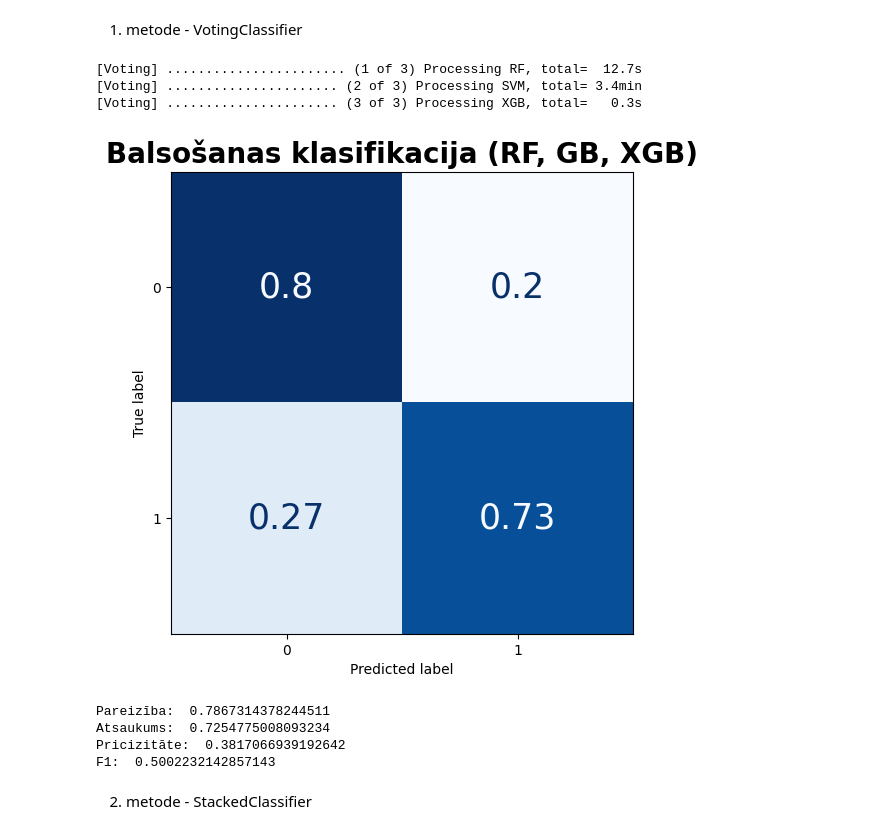
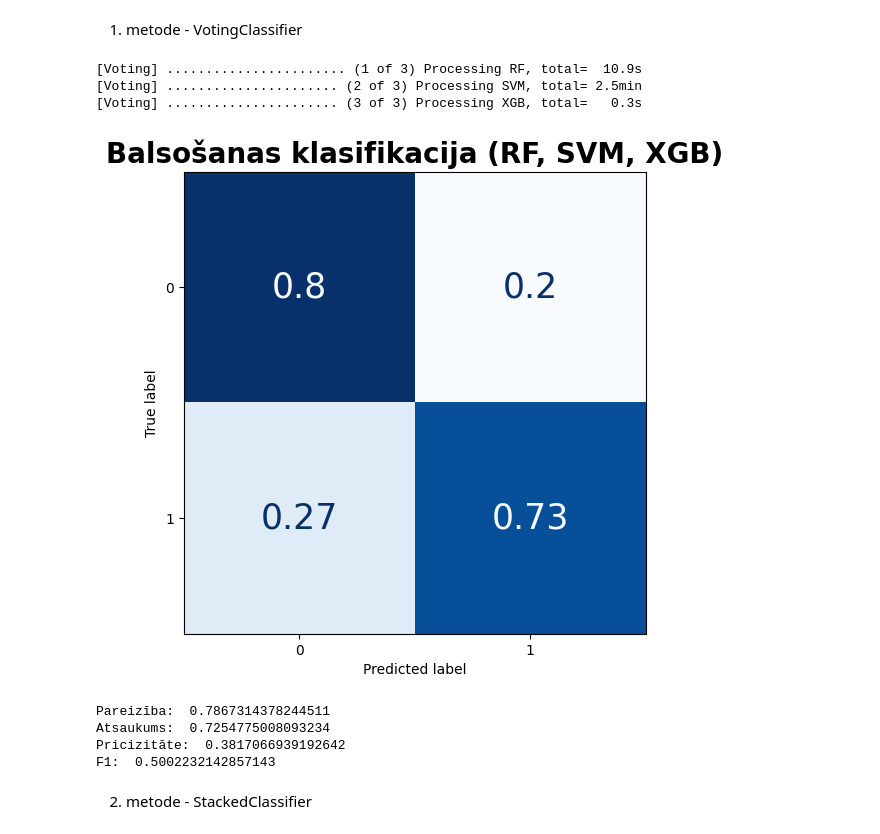
Before and after one commit to JulijaZaiceva/Classificators-compare-credit-risk-assessment, a Jupyter notebook: 2_1_modeling_without_oversampling_class_weights (1).ipynb, the cells around one changed output. Saved outputs shown, nothing was run; the diff lists cells and outputs as text; code cells hidden in the pictures.

```diff
--- a/2_1_modeling_without_oversampling_class_weights (1).ipynb
+++ b/2_1_modeling_without_oversampling_class_weights (1).ipynb
@@ -18,7 +18,7 @@ from sklearn.ensemble import GradientBoostingClassifier
 from sklearn import svm
 from xgboost import XGBClassifier
 # %%
-df_final = pd.read_csv('credit_risk_df_final_40pred.csv')
+df_final = pd.read_csv('credit_risk_df_final.csv')
 # %%
 df_final.head()
 # %% [output]
@@ -328,5 +321,5 @@ array([0.18082911, 0.09434003, 0.07553627, 0.06768635, 0.05888471,
 # %%
-model_LR_pca = LogisticRegression(random_state=1, class_weight='balanced')
-model_LR_pca.fit(train_data_var_pca, train_class)
-test_class_LR_pca = model_LR_pca.predict(test_data_var_pca)
+# model_LR_pca = LogisticRegression(random_state=1, class_weight='balanced')
+# model_LR_pca.fit(train_data_var_pca, train_class)
+# test_class_LR_pca = model_LR_pca.predict(test_data_var_pca)
 # %%
@@ -367,3 +345,12 @@ estimators.append(('XGB', model_XGB)) #Good with RF and SVC
+# %%
+estimators = []
+# estimators.append(('LR', LogisticRegression(random_state=1, class_weight='balanced')))
+# estimators.append(('DT', DecisionTreeClassifier(random_state=1, criterion='entropy', ccp_alpha=0.1, class_weight='balanced')))
+estimators.append(('RF', RandomForestClassifier(max_depth=10, min_samples_split=5, class_weight='balanced', criterion='entropy', random_state=42)))
+estimators.append(('SVM', svm.SVC(kernel='rbf', random_state=1, class_weight='balanced')))
+# estimators.append(('GB', GradientBoostingClassifier(learning_rate=0.05, subsample=0.8, max_depth=4, random_state=42, n_iter_no_change=10)))
+estimators.append(('XGB', XGBClassifier(learning_rate=0.05, max_depth=4, subsample=0.8, colsample_bytree=0.5, scale_pos_weight=7, random_state=42)))
+#Good combination of RF, SVM, LR, XGB
 # %% [markdown]
 1. metode - VotingClassifier
 # %%
@@ -372,8 +359,8 @@ model_Voting = VotingClassifier(estimators=estimators, voting='hard', verbose=1)
 model_Voting.fit(train_data_var, train_class)
 test_class_Voting = model_Voting.predict(test_data_var)
 # %% [output]
-[Voting] ....................... (1 of 3) Processing RF, total=  12.7s
-[Voting] ...................... (2 of 3) Processing SVM, total= 3.4min
+[Voting] ....................... (1 of 3) Processing RF, total=  10.9s
+[Voting] ...................... (2 of 3) Processing SVM, total= 2.5min
 [Voting] ...................... (3 of 3) Processing XGB, total=   0.3s
 # %%
 acc_Voting = accuracy_score(test_class, test_class_Voting)
@@ -384,18 +371,18 @@ cm_Voting = confusion_matrix(test_class, test_class_Voting, normalize='true')
 # %%
 disp = ConfusionMatrixDisplay(confusion_matrix=cm_Voting, display_labels=['0', '1'], )
 fig, ax = plt.subplots(figsize=(8, 6))
 disp.plot(cmap=plt.cm.Blues, ax=ax, colorbar=False)
 for text in disp.text_.ravel():
     text.set_fontsize(25)
-plt.title('Balsošanas klasifikacija (RF, GB, XGB)', fontsize=20, fontweight='bold')
+plt.title('Balsošanas klasifikacija (RF, SVM, XGB)', fontsize=20, fontweight='bold')
 plt.show()
 
 print('Pareizība: ', acc_Voting)
 print('Atsaukums: ', rec_Voting)
 print('Pricizitāte: ', prec_Voting)
 print('F1: ', f1_Voting)
 # %% [output]
-[figure, old version]
+[figure, new version]
 Pareizība:  0.7867314378244511
 Atsaukums:  0.7254775008093234
 Pricizitāte:  0.3817066939192642
```
Also changed, not shown: parts of 59 cells of this notebook.
